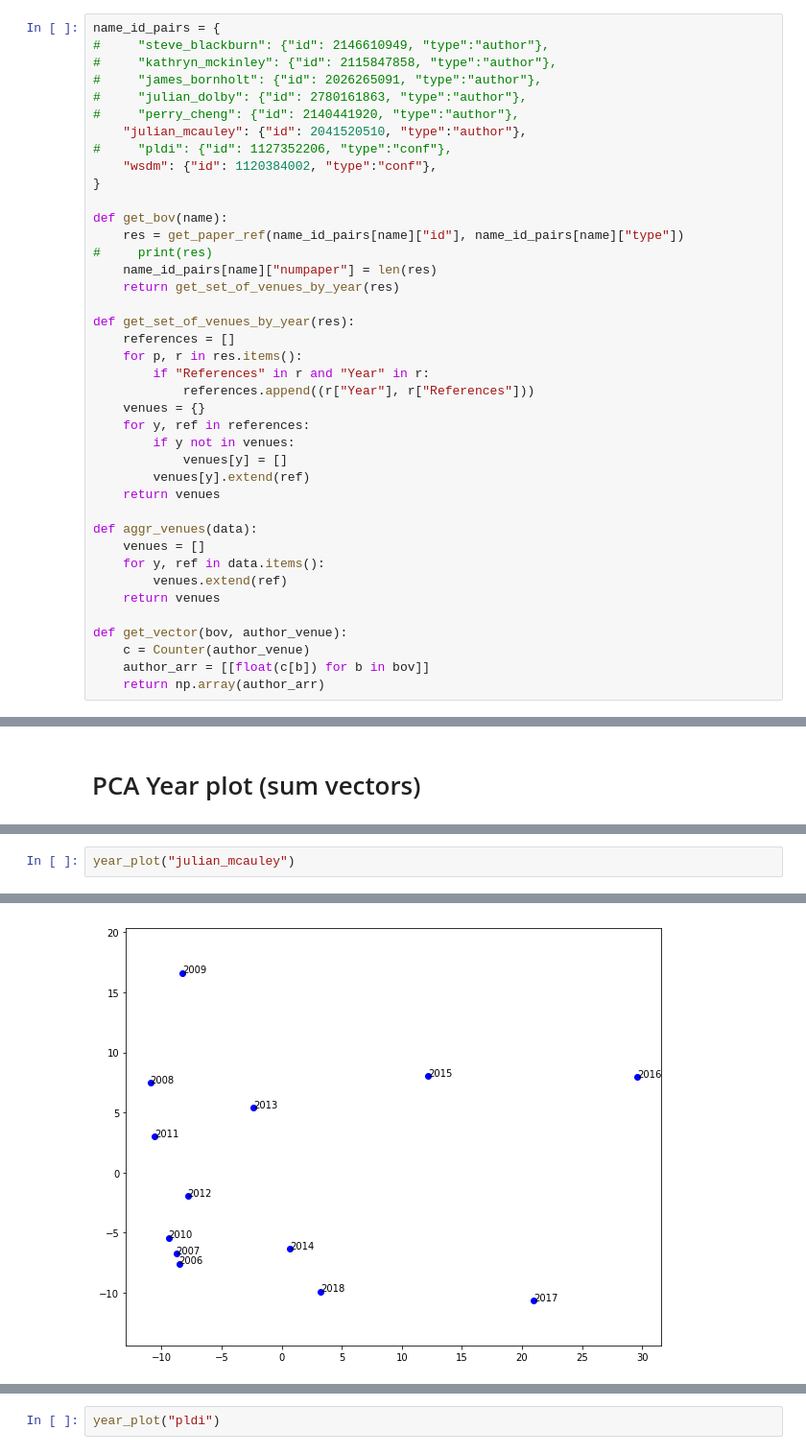
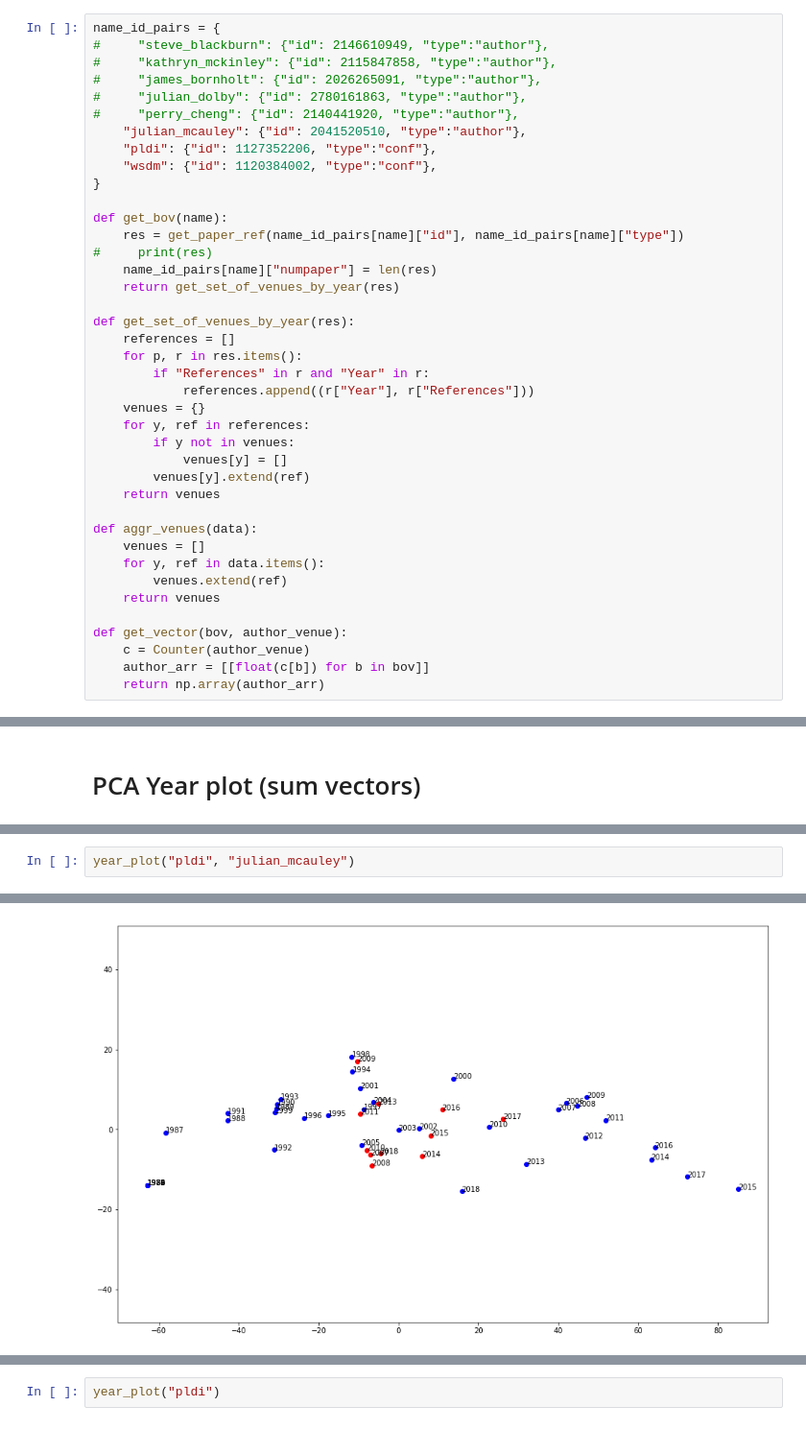
Before and after one commit to shinminjeong/citetrends, a Jupyter notebook: ent2Vec/Similarity.ipynb, the cells around one changed output, grey strips where cells are left out. Shown at 96% size. Drawn from its saved outputs; the diff is of its cells as text.

```diff
--- a/ent2Vec/Similarity.ipynb
+++ b/ent2Vec/Similarity.ipynb
@@ -17,7 +17,7 @@ name_id_pairs = {
 #     "julian_dolby": {"id": 2780161863, "type":"author"},
 #     "perry_cheng": {"id": 2140441920, "type":"author"},
     "julian_mcauley": {"id": 2041520510, "type":"author"},
-#     "pldi": {"id": 1127352206, "type":"conf"},
+    "pldi": {"id": 1127352206, "type":"conf"},
     "wsdm": {"id": 1120384002, "type":"conf"},
 }
 
@@ -189,3 +190,3 @@ year_plot("wsdm", "julian_mcauley")
 # %%
-year_plot("julian_mcauley")
+year_plot("pldi", "julian_mcauley")
 # %% [output]
@@ -195 +196 @@ year_plot("julian_mcauley")
-[figure, old version]
+[figure, new version]
```
Also changed, not shown: parts of 4 cells of this notebook, 1 other file.
